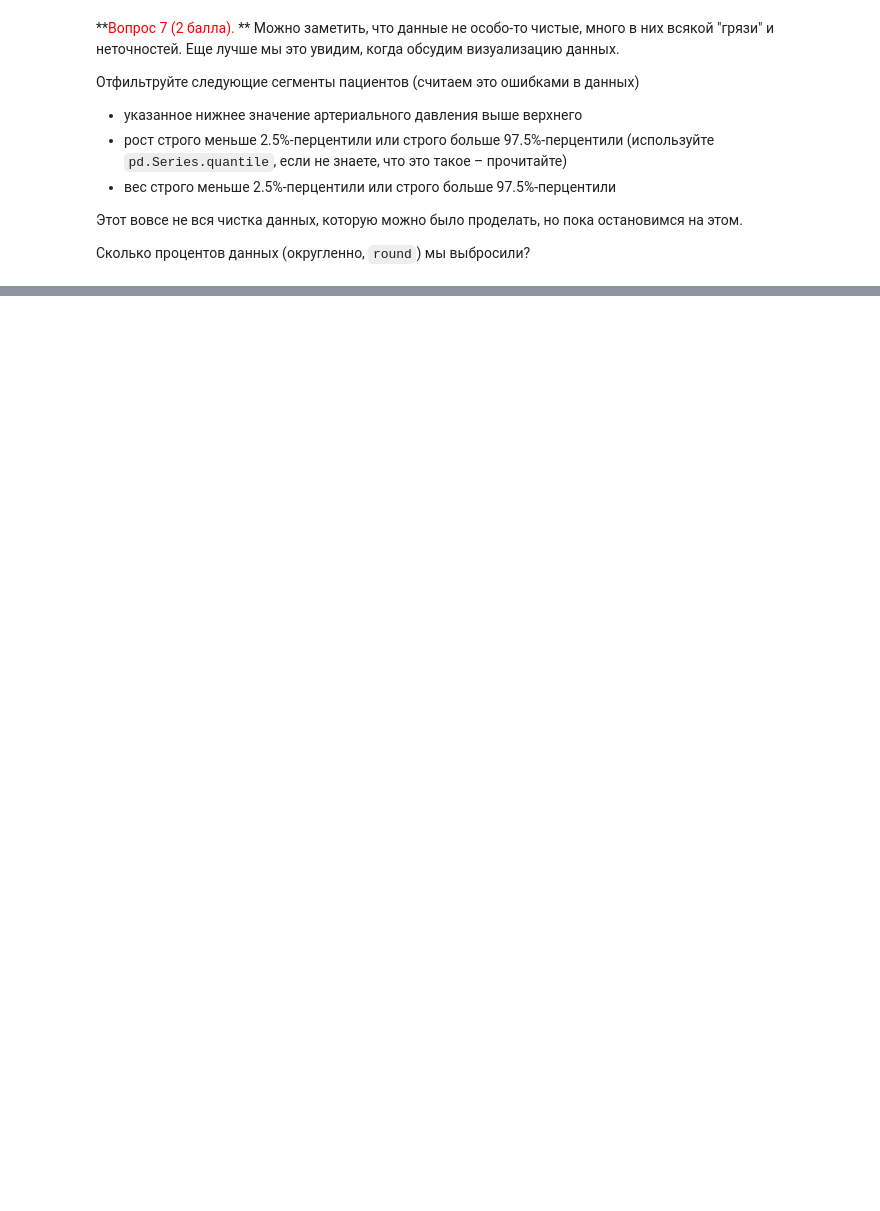
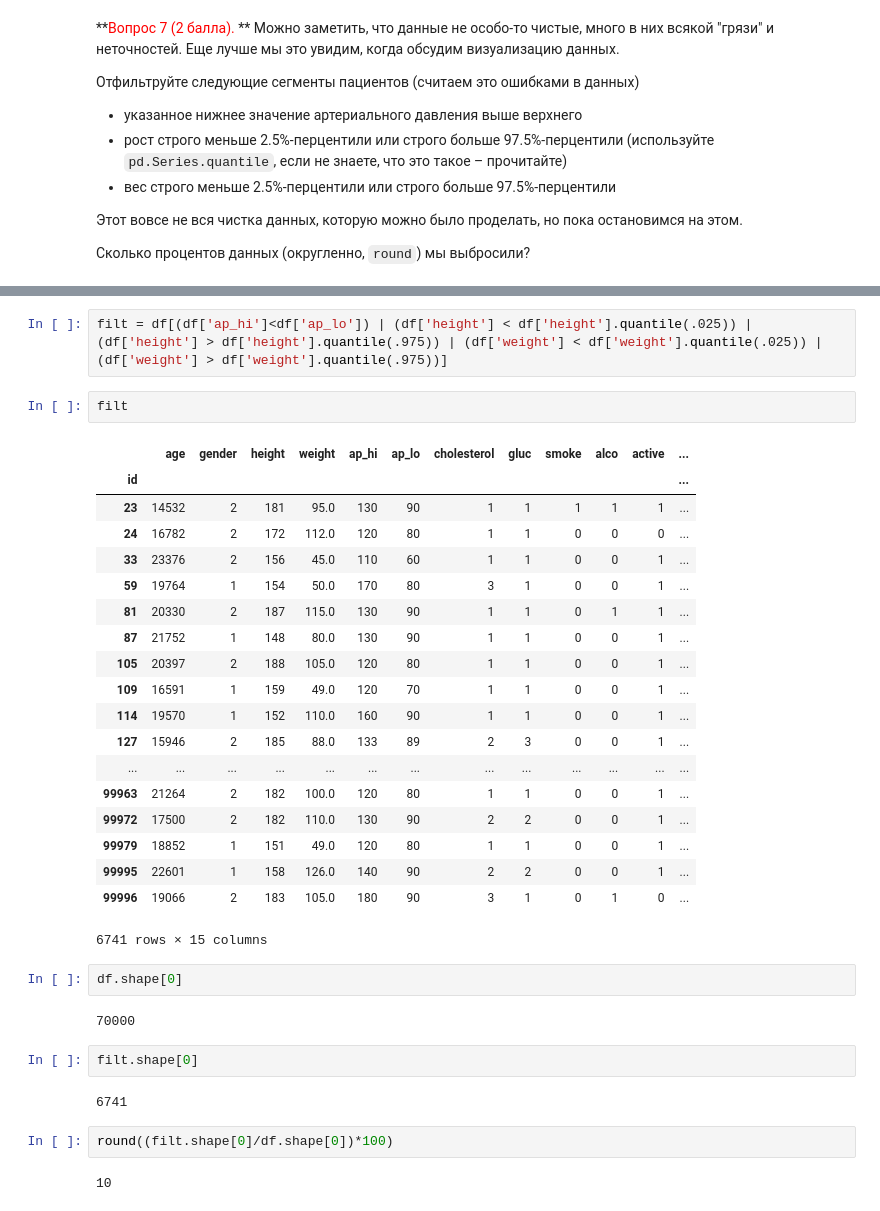
Before and after one commit to 29silenT/mlcourse_open, a Jupyter notebook: jupyter_notebooks/topic01_pandas_data_analysis/hw1_session2_data_analysis_pandas.ipynb, the cells around one changed output, grey strips where cells are left out. Drawn from its saved outputs; the diff is of its cells as text; blank space fills up the shorter version.

```diff
--- a/jupyter_notebooks/topic01_pandas_data_analysis/hw1_session2_data_analysis_pandas.ipynb
+++ b/jupyter_notebooks/topic01_pandas_data_analysis/hw1_session2_data_analysis_pandas.ipynb
@@ -229,0 +370,36 @@ df[df['smoke']==0]['age_months'].median() - df[df['smoke']==1]['age_months'].med
+# %%
+filt = df[(df['ap_hi']<df['ap_lo']) | (df['height'] < df['height'].quantile(.025)) | (df['height'] > df['height'].quantile(.975)) | (df['weight'] < df['weight'].quantile(.025)) | (df['weight'] > df['weight'].quantile(.975))]
+# %%
+filt
+# %% [output]
+|  | age | gender | height | weight | ap_hi | ap_lo | cholesterol | gluc | smoke | alco | active | ... |
+| id |  |  |  |  |  |  |  |  |  |  |  | ... |
+| 23 | 14532 | 2 | 181 | 95.0 | 130 | 90 | 1 | 1 | 1 | 1 | 1 | ... |
+| 24 | 16782 | 2 | 172 | 112.0 | 120 | 80 | 1 | 1 | 0 | 0 | 0 | ... |
+| 33 | 23376 | 2 | 156 | 45.0 | 110 | 60 | 1 | 1 | 0 | 0 | 1 | ... |
+| 59 | 19764 | 1 | 154 | 50.0 | 170 | 80 | 3 | 1 | 0 | 0 | 1 | ... |
+| 81 | 20330 | 2 | 187 | 115.0 | 130 | 90 | 1 | 1 | 0 | 1 | 1 | ... |
+| 87 | 21752 | 1 | 148 | 80.0 | 130 | 90 | 1 | 1 | 0 | 0 | 1 | ... |
+| 105 | 20397 | 2 | 188 | 105.0 | 120 | 80 | 1 | 1 | 0 | 0 | 1 | ... |
+| 109 | 16591 | 1 | 159 | 49.0 | 120 | 70 | 1 | 1 | 0 | 0 | 1 | ... |
+| 114 | 19570 | 1 | 152 | 110.0 | 160 | 90 | 1 | 1 | 0 | 0 | 1 | ... |
+| 127 | 15946 | 2 | 185 | 88.0 | 133 | 89 | 2 | 3 | 0 | 0 | 1 | ... |
+| ... | ... | ... | ... | ... | ... | ... | ... | ... | ... | ... | ... | ... |
+| 99963 | 21264 | 2 | 182 | 100.0 | 120 | 80 | 1 | 1 | 0 | 0 | 1 | ... |
+| 99972 | 17500 | 2 | 182 | 110.0 | 130 | 90 | 2 | 2 | 0 | 0 | 1 | ... |
+| 99979 | 18852 | 1 | 151 | 49.0 | 120 | 80 | 1 | 1 | 0 | 0 | 1 | ... |
+| 99995 | 22601 | 1 | 158 | 126.0 | 140 | 90 | 2 | 2 | 0 | 0 | 1 | ... |
+| 99996 | 19066 | 2 | 183 | 105.0 | 180 | 90 | 3 | 1 | 0 | 1 | 0 | ... |
+6741 rows × 15 columns
+# %%
+df.shape[0]
+# %% [output]
+70000
+# %%
+filt.shape[0]
+# %% [output]
+6741
+# %%
+round((filt.shape[0]/df.shape[0])*100)
+# %% [output]
+10
```
Also changed, not shown: parts of 25 cells of this notebook.
